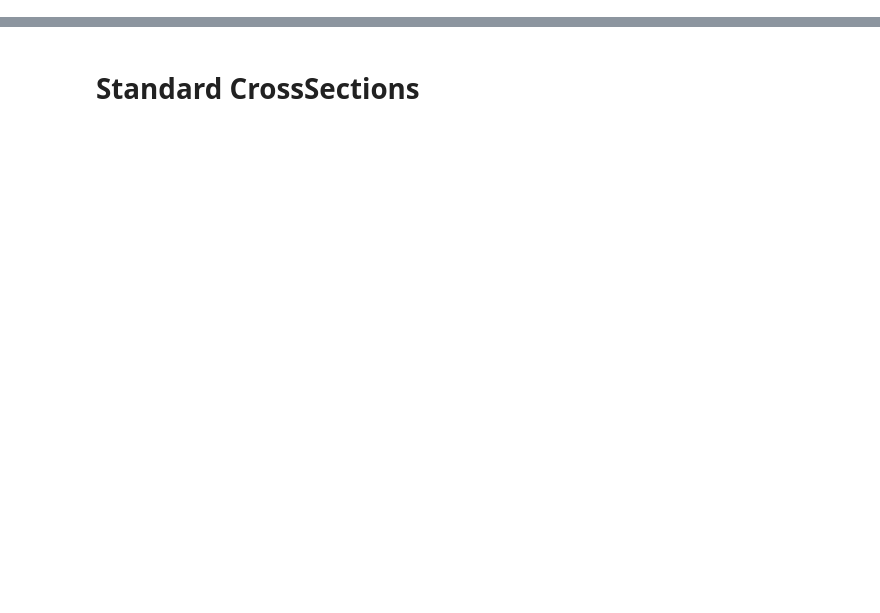
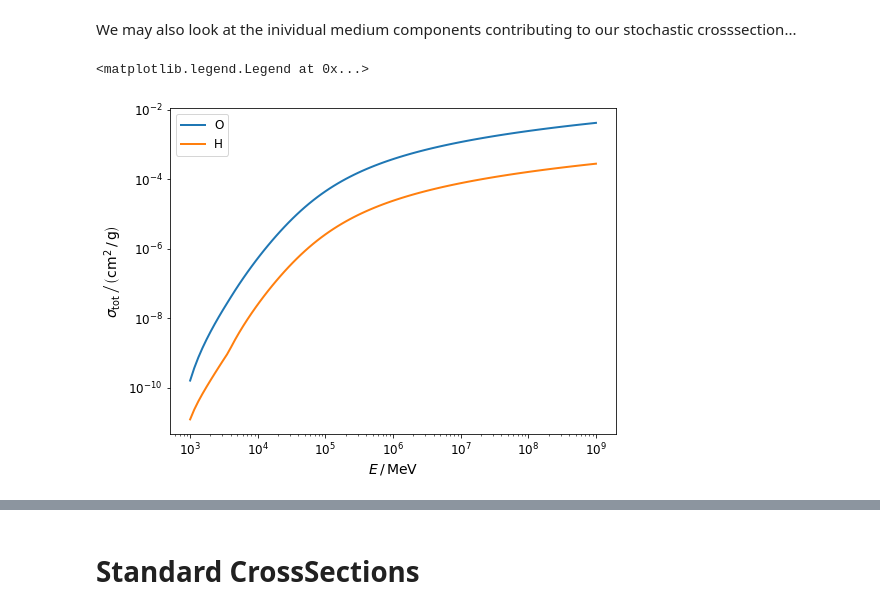
Before and after one commit to tudo-astroparticlephysics/PROPOSAL, a Jupyter notebook: examples/CrossSection.ipynb, the cells around one changed output, grey strips where cells are left out. Cells and saved outputs as stored; diff of their text form; code cells hidden in the pictures; blank space fills up the shorter version.

```diff
--- a/examples/CrossSection.ipynb
+++ b/examples/CrossSection.ipynb
@@ -48,0 +60,20 @@ plt.legend()
+# %% [markdown]
+We may also look at the inividual medium components contributing to our stochastic crosssection...
+# %%
+N_SAMPLE = 100
+energies = np.geomspace(1e3, 1e9, N_SAMPLE)
+cut = pp.EnergyCutSettings(500, 1, False)
+cross = pp.crosssection.make_crosssection(cuts = cut,**args)
+for t in cross.targets():
+    dNdx = np.empty(N_SAMPLE)
+    for i in range(N_SAMPLE):
+        dNdx[i] = cross.calculate_dNdx(energies[i], t)
+    plt.plot(energies, dNdx, label=f"{t.name}")
+plt.xscale("log")
+plt.yscale("log")
+plt.xlabel(r'$E \,/\, \mathrm{MeV} $')
+plt.ylabel(r'$\sigma_\mathrm{tot} \,\left/\, \left( \rm{cm^2} \,/\, \rm{g} \right) \right. $')
+plt.legend()
+# %% [output]
+<matplotlib.legend.Legend at 0x...>
+[figure, added]
```
Also changed, not shown: parts of 15 cells of this notebook, 14 other files.
